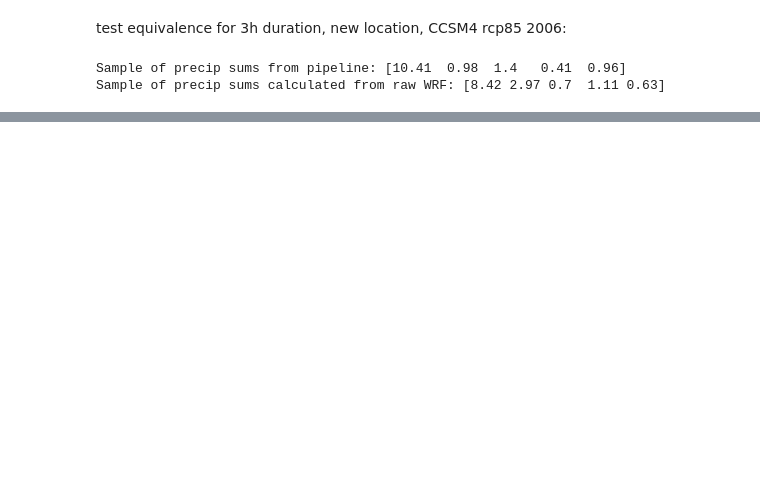
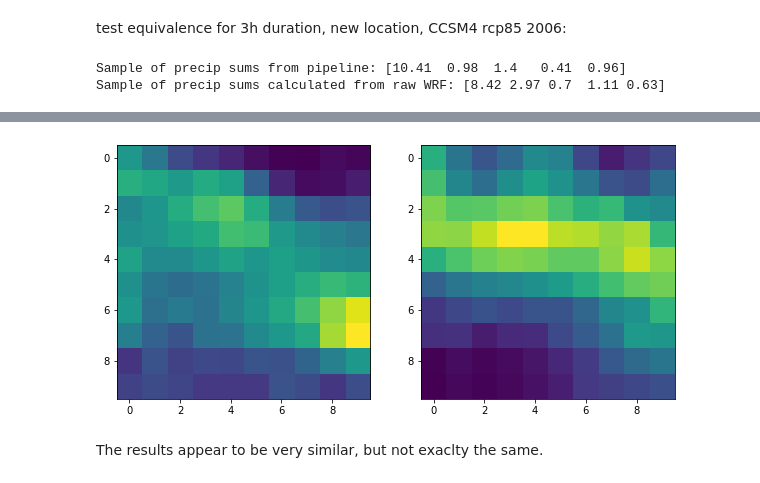
Before and after one commit to ua-snap/precip-dot, a Jupyter notebook: other_scripts/durations_mismatch.ipynb, the cells around one changed output, grey strips where cells are left out. Drawn from its saved outputs; the diff is of its cells as text; code cells hidden in the pictures; blank space fills up the shorter version.

```diff
--- a/other_scripts/durations_mismatch.ipynb
+++ b/other_scripts/durations_mismatch.ipynb
@@ -124,0 +168,6 @@ Sample of precip sums calculated from raw WRF: [8.42 2.97 0.7  1.11 0.63]
+# %%
+plot_slices(40, (150,160,160,150))
+# %% [output]
+[figure, added]
+# %% [markdown]
+The results appear to be very similar, but not exaclty the same.
```
Also changed, not shown: parts of 11 cells of this notebook.
